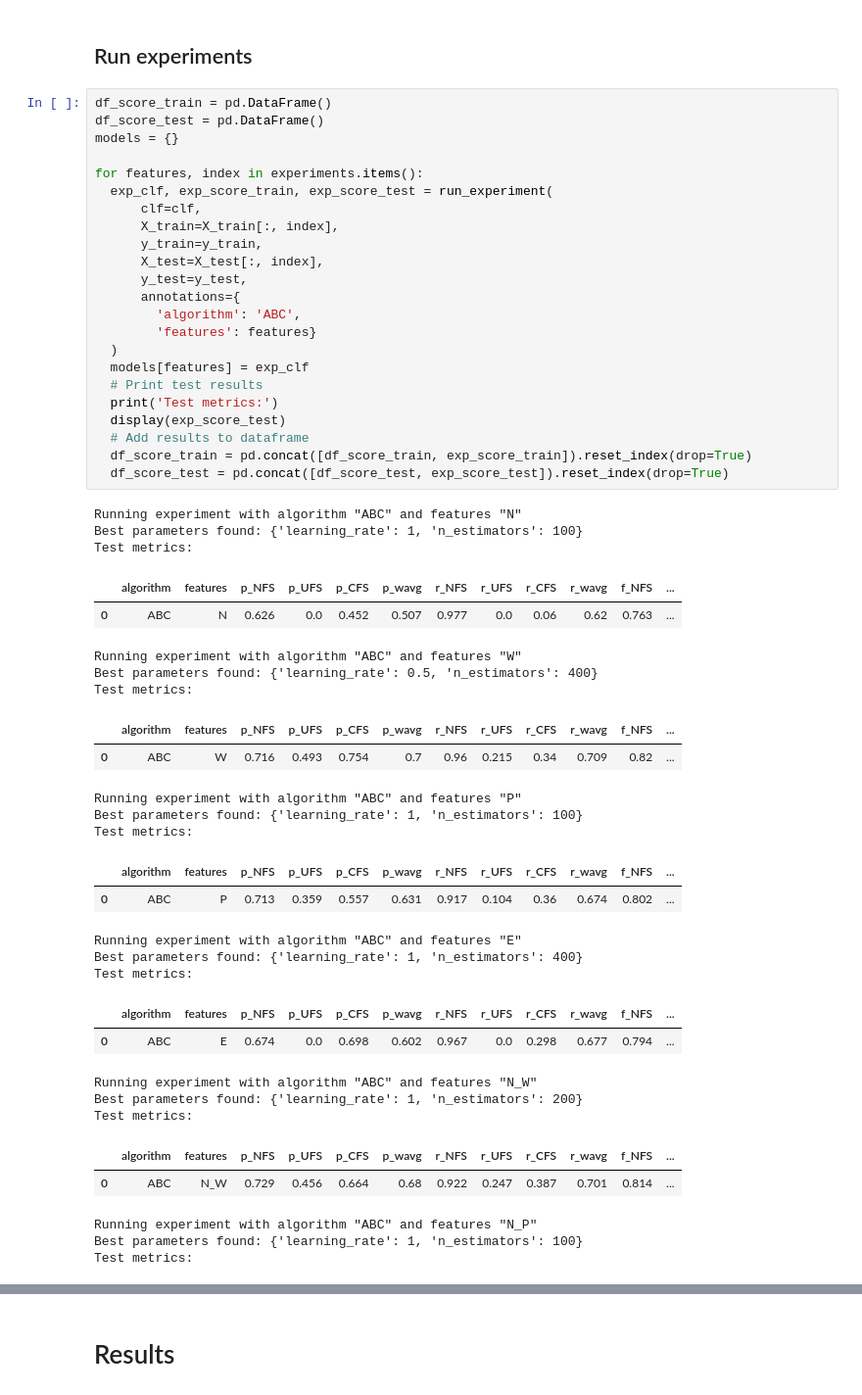
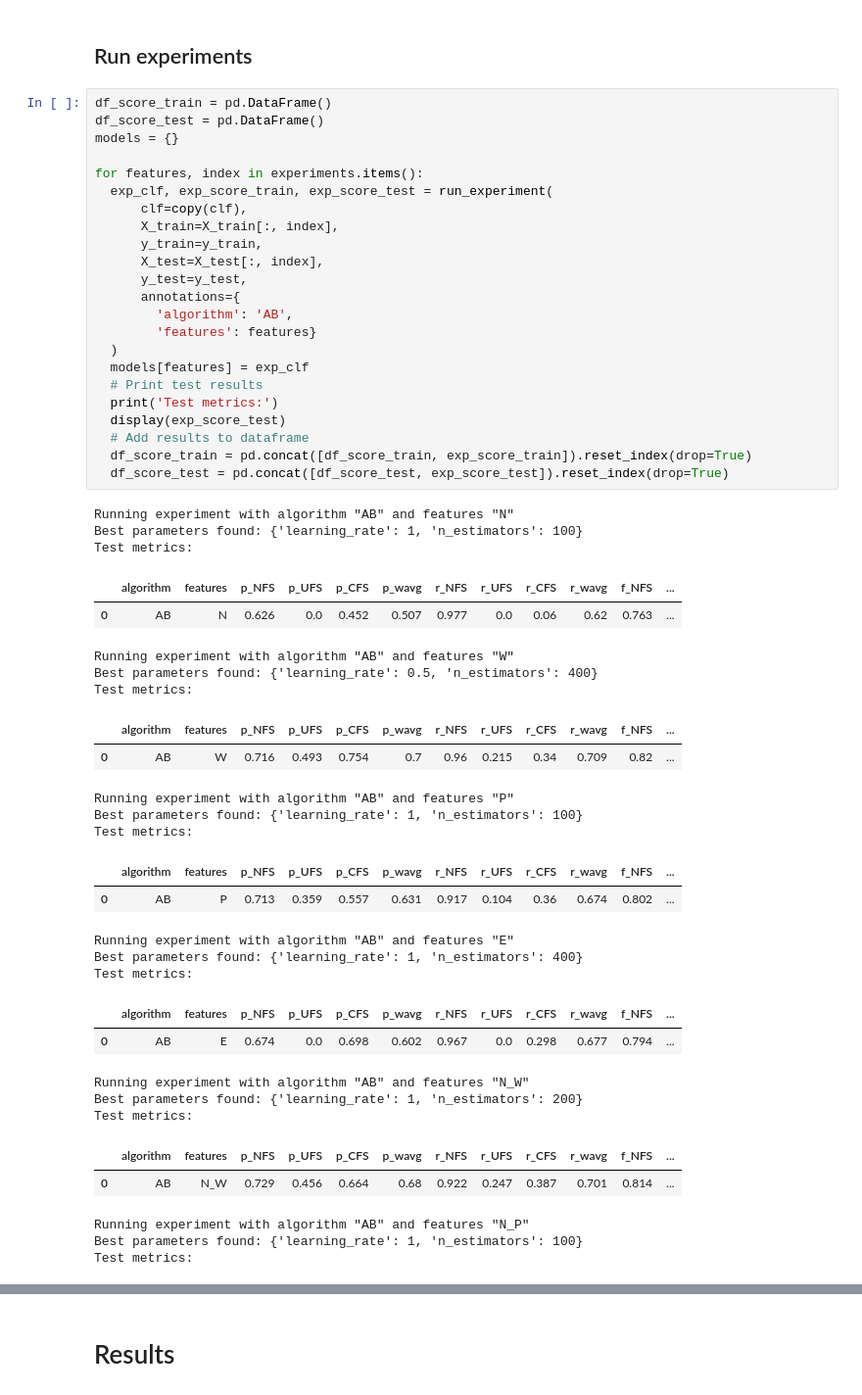
Before and after one commit to SigneK42/fact_check_worthy_claim, a Jupyter notebook: notebooks/AdaBoost.ipynb, the cells around one changed output, grey strips where cells are left out. Shown: that part at 98% size. Saved outputs shown, nothing was run; the diff lists cells and outputs as text.

```diff
--- a/notebooks/AdaBoost.ipynb
+++ b/notebooks/AdaBoost.ipynb
@@ -107,53 +108,53 @@ experiments = {
 # %%
 df_score_train = pd.DataFrame()
 df_score_test = pd.DataFrame()
 models = {}
 
 for features, index in experiments.items():
   exp_clf, exp_score_train, exp_score_test = run_experiment(
-      clf=clf,
+      clf=copy(clf),
       X_train=X_train[:, index],
       y_train=y_train,
       X_test=X_test[:, index],
       y_test=y_test,
       annotations={
-        'algorithm': 'ABC',
+        'algorithm': 'AB',
         'features': features}
   )
   models[features] = exp_clf
   # Print test results
   print('Test metrics:')
   display(exp_score_test)
   # Add results to dataframe
   df_score_train = pd.concat([df_score_train, exp_score_train]).reset_index(drop=True)
   df_score_test = pd.concat([df_score_test, exp_score_test]).reset_index(drop=True)
 # %% [output]
-Running experiment with algorithm "ABC" and features "N"
+Running experiment with algorithm "AB" and features "N"
 Best parameters found: {'learning_rate': 1, 'n_estimators': 100}
 Test metrics:
 |  | algorithm | features | p_NFS | p_UFS | p_CFS | p_wavg | r_NFS | r_UFS | r_CFS | r_wavg | f_NFS | ... |
-| 0 | ABC | N | 0.626 | 0.0 | 0.452 | 0.507 | 0.977 | 0.0 | 0.06 | 0.62 | 0.763 | ... |
+| 0 | AB | N | 0.626 | 0.0 | 0.452 | 0.507 | 0.977 | 0.0 | 0.06 | 0.62 | 0.763 | ... |
-Running experiment with algorithm "ABC" and features "W"
+Running experiment with algorithm "AB" and features "W"
 Best parameters found: {'learning_rate': 0.5, 'n_estimators': 400}
 Test metrics:
 |  | algorithm | features | p_NFS | p_UFS | p_CFS | p_wavg | r_NFS | r_UFS | r_CFS | r_wavg | f_NFS | ... |
-| 0 | ABC | W | 0.716 | 0.493 | 0.754 | 0.7 | 0.96 | 0.215 | 0.34 | 0.709 | 0.82 | ... |
+| 0 | AB | W | 0.716 | 0.493 | 0.754 | 0.7 | 0.96 | 0.215 | 0.34 | 0.709 | 0.82 | ... |
-Running experiment with algorithm "ABC" and features "P"
+Running experiment with algorithm "AB" and features "P"
 Best parameters found: {'learning_rate': 1, 'n_estimators': 100}
 Test metrics:
 |  | algorithm | features | p_NFS | p_UFS | p_CFS | p_wavg | r_NFS | r_UFS | r_CFS | r_wavg | f_NFS | ... |
-| 0 | ABC | P | 0.713 | 0.359 | 0.557 | 0.631 | 0.917 | 0.104 | 0.36 | 0.674 | 0.802 | ... |
+| 0 | AB | P | 0.713 | 0.359 | 0.557 | 0.631 | 0.917 | 0.104 | 0.36 | 0.674 | 0.802 | ... |
-Running experiment with algorithm "ABC" and features "E"
+Running experiment with algorithm "AB" and features "E"
 Best parameters found: {'learning_rate': 1, 'n_estimators': 400}
 Test metrics:
 |  | algorithm | features | p_NFS | p_UFS | p_CFS | p_wavg | r_NFS | r_UFS | r_CFS | r_wavg | f_NFS | ... |
-| 0 | ABC | E | 0.674 | 0.0 | 0.698 | 0.602 | 0.967 | 0.0 | 0.298 | 0.677 | 0.794 | ... |
+| 0 | AB | E | 0.674 | 0.0 | 0.698 | 0.602 | 0.967 | 0.0 | 0.298 | 0.677 | 0.794 | ... |
-Running experiment with algorithm "ABC" and features "N_W"
+Running experiment with algorithm "AB" and features "N_W"
 Best parameters found: {'learning_rate': 1, 'n_estimators': 200}
 Test metrics:
 |  | algorithm | features | p_NFS | p_UFS | p_CFS | p_wavg | r_NFS | r_UFS | r_CFS | r_wavg | f_NFS | ... |
-| 0 | ABC | N_W | 0.729 | 0.456 | 0.664 | 0.68 | 0.922 | 0.247 | 0.387 | 0.701 | 0.814 | ... |
+| 0 | AB | N_W | 0.729 | 0.456 | 0.664 | 0.68 | 0.922 | 0.247 | 0.387 | 0.701 | 0.814 | ... |
-Running experiment with algorithm "ABC" and features "N_P"
+Running experiment with algorithm "AB" and features "N_P"
 Best parameters found: {'learning_rate': 1, 'n_estimators': 100}
 Test metrics:
 |  | algorithm | features | p_NFS | p_UFS | p_CFS | p_wavg | r_NFS | r_UFS | r_CFS | r_wavg | f_NFS | ... |
```
Also changed, not shown: parts of 10 cells of this notebook.
